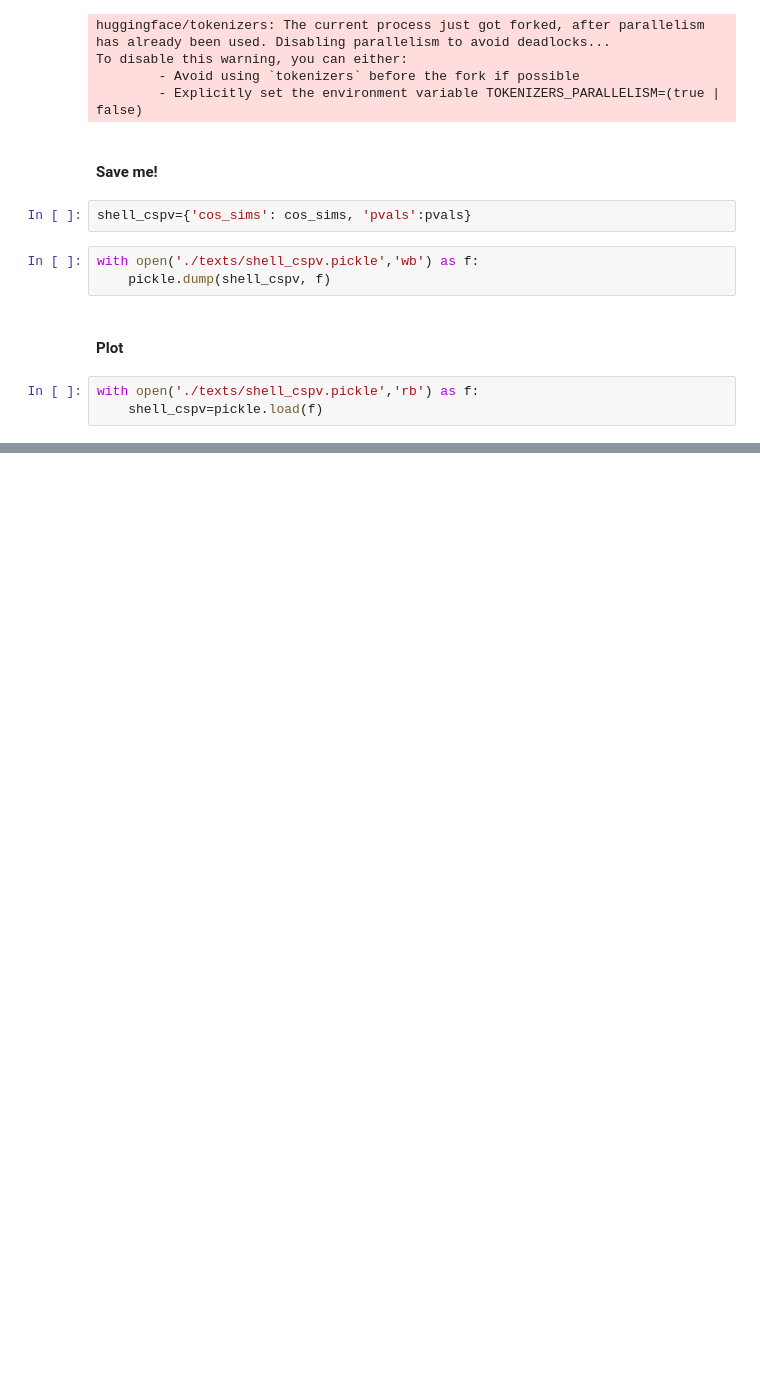
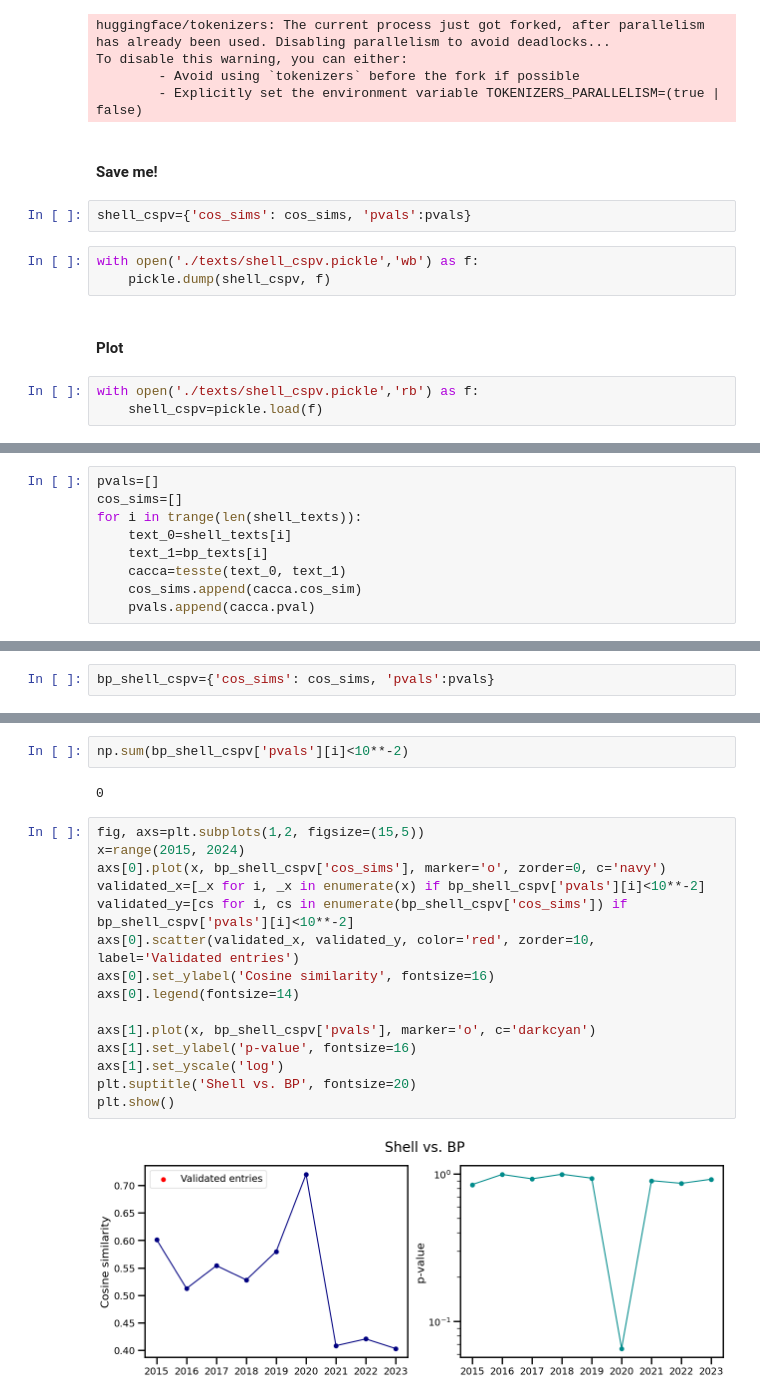
Before and after one commit to fabiosaracco/sdg_repos, a Jupyter notebook: 1_1_Me_against_myself.ipynb, the cells around one changed output, grey strips where cells are left out. Drawn from its saved outputs; the diff is of its cells as text; blank space fills up the shorter version.

```diff
--- a/1_1_Me_against_myself.ipynb
+++ b/1_1_Me_against_myself.ipynb
@@ -151,0 +219,9 @@ plt.show()
+# %%
+pvals=[]
+cos_sims=[]
+for i in trange(len(shell_texts)):
+    text_0=shell_texts[i]
+    text_1=bp_texts[i]
+    cacca=tesste(text_0, text_1)
+    cos_sims.append(cacca.cos_sim)
+    pvals.append(cacca.pval)
@@ -151,0 +230,2 @@ plt.show()
+# %%
+bp_shell_cspv={'cos_sims': cos_sims, 'pvals':pvals}
@@ -151,0 +249,21 @@ plt.show()
+# %%
+np.sum(bp_shell_cspv['pvals'][i]<10**-2)
+# %% [output]
+0
+# %%
+fig, axs=plt.subplots(1,2, figsize=(15,5))
+x=range(2015, 2024)
+axs[0].plot(x, bp_shell_cspv['cos_sims'], marker='o', zorder=0, c='navy')
+validated_x=[_x for i, _x in enumerate(x) if bp_shell_cspv['pvals'][i]<10**-2]
+validated_y=[cs for i, cs in enumerate(bp_shell_cspv['cos_sims']) if bp_shell_cspv['pvals'][i]<10**-2]
+axs[0].scatter(validated_x, validated_y, color='red', zorder=10, label='Validated entries')
+axs[0].set_ylabel('Cosine similarity', fontsize=16)
+axs[0].legend(fontsize=14)
+
+axs[1].plot(x, bp_shell_cspv['pvals'], marker='o', c='darkcyan')
+axs[1].set_ylabel('p-value', fontsize=16)
+axs[1].set_yscale('log')
+plt.suptitle('Shell vs. BP', fontsize=20)
+plt.show()
+# %% [output]
+[figure, added]
```
Also changed, not shown: parts of 13 cells of this notebook.
